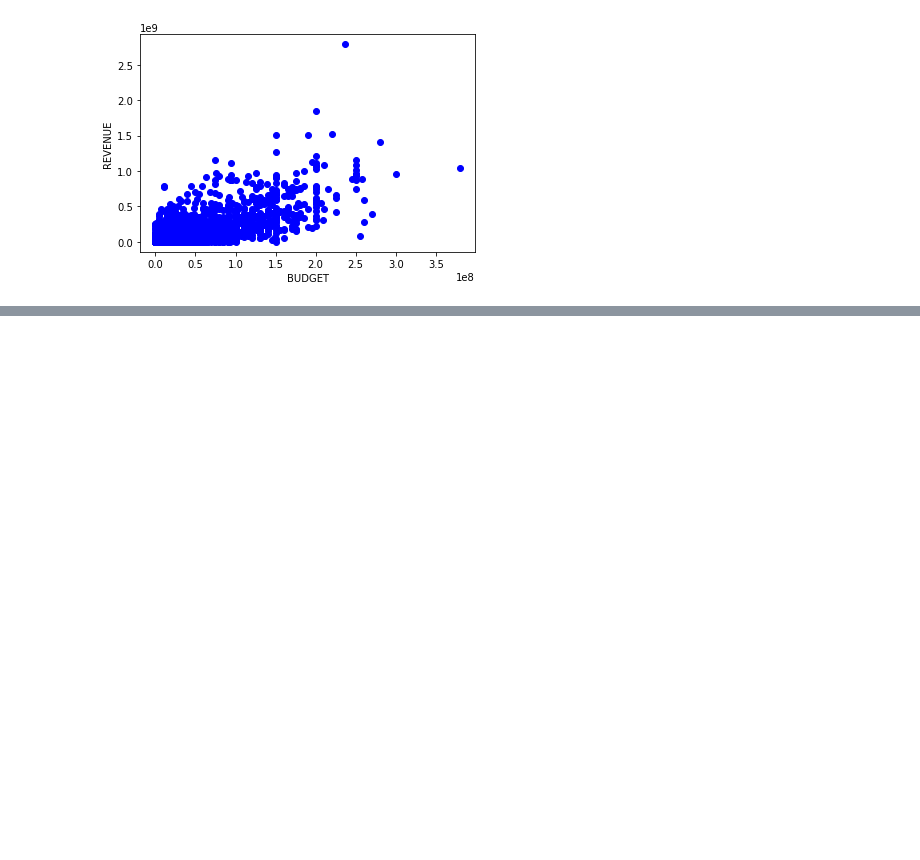
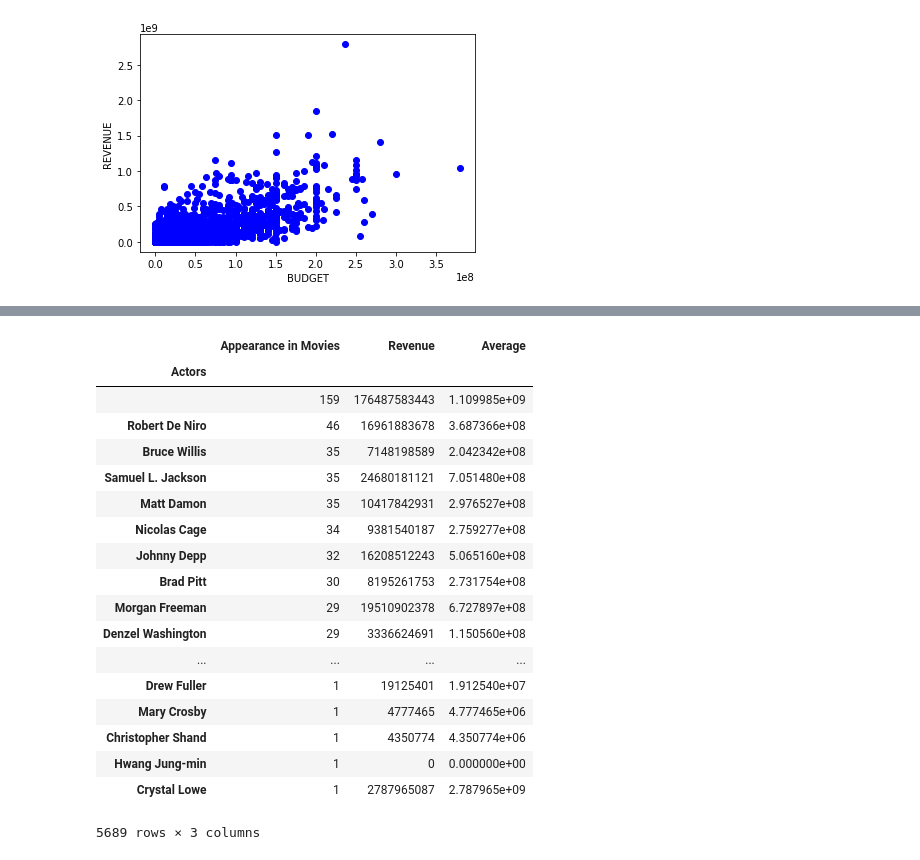
Before and after one commit to m-zurita/Project-1, a Jupyter notebook: Proyecto.ipynb, the cells around one changed output, grey strips where cells are left out. Drawn from its saved outputs; the diff is of its cells as text; code cells hidden in the pictures; blank space fills up the shorter version.

```diff
--- a/Proyecto.ipynb
+++ b/Proyecto.ipynb
@@ -451,6 +475,7 @@ Actors_DF.head()
 # %% [markdown]
 ¿Qué pelicula tiene mas Revenue?
 # %%
+dfcalc = Renamed_Movies_df
 dfcalc['Revenue'].max()
 dfcalc[dfcalc['Revenue']==dfcalc['Revenue'].max()]['Title']
 # %% [output]
@@ -523,0 +583,24 @@ Text(0, 0.5, 'REVENUE')
+# %%
+actor_info= Actors_DF.merge(Actors_DF2,left_index=True,right_index=True)
+actor_info["Average"]= actor_info["Revenue"]/actor_info["Appearance in Movies"]
+actor_info
+# %% [output]
+|  | Appearance in Movies | Revenue | Average |
+| Actors |  |  |  |
+|  | 159 | 176487583443 | 1.109985e+09 |
+| Robert De Niro | 46 | 16961883678 | 3.687366e+08 |
+| Bruce Willis | 35 | 7148198589 | 2.042342e+08 |
+| Samuel L. Jackson | 35 | 24680181121 | 7.051480e+08 |
+| Matt Damon | 35 | 10417842931 | 2.976527e+08 |
+| Nicolas Cage | 34 | 9381540187 | 2.759277e+08 |
+| Johnny Depp | 32 | 16208512243 | 5.065160e+08 |
+| Brad Pitt | 30 | 8195261753 | 2.731754e+08 |
+| Morgan Freeman | 29 | 19510902378 | 6.727897e+08 |
+| Denzel Washington | 29 | 3336624691 | 1.150560e+08 |
+| ... | ... | ... | ... |
+| Drew Fuller | 1 | 19125401 | 1.912540e+07 |
+| Mary Crosby | 1 | 4777465 | 4.777465e+06 |
+| Christopher Shand | 1 | 4350774 | 4.350774e+06 |
+| Hwang Jung-min | 1 | 0 | 0.000000e+00 |
+| Crystal Lowe | 1 | 2787965087 | 2.787965e+09 |
+5689 rows × 3 columns
```
Also changed, not shown: parts of 12 cells of this notebook.
